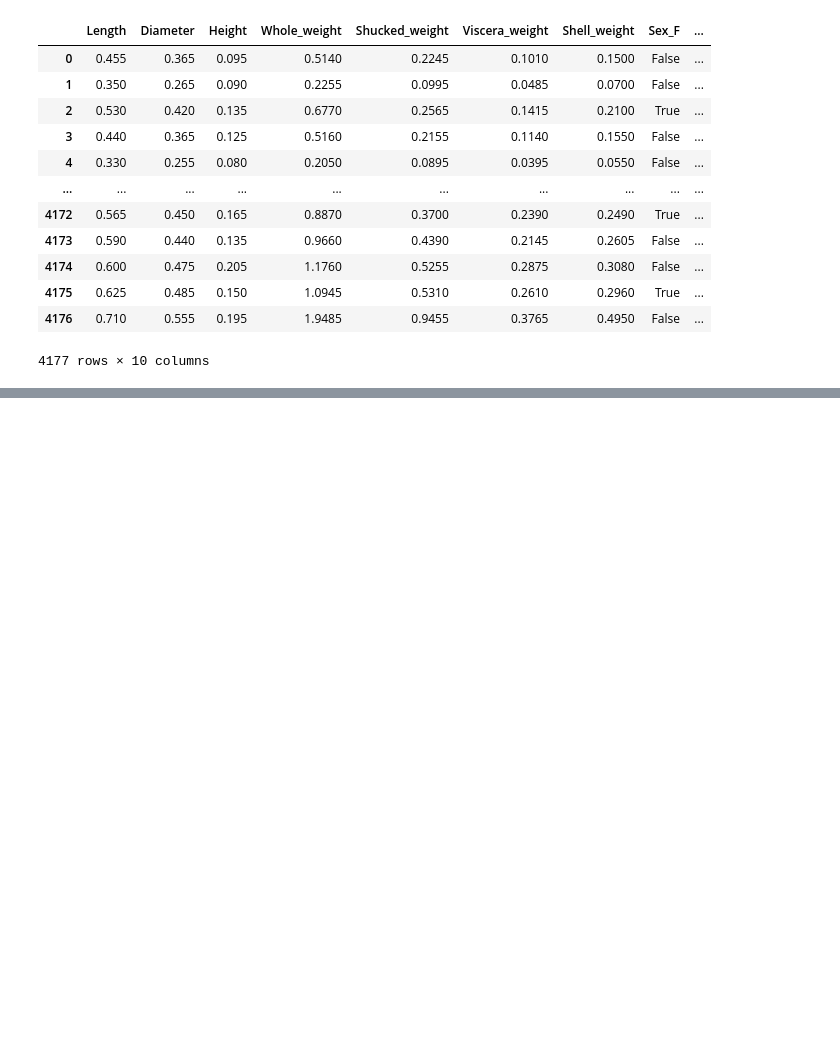
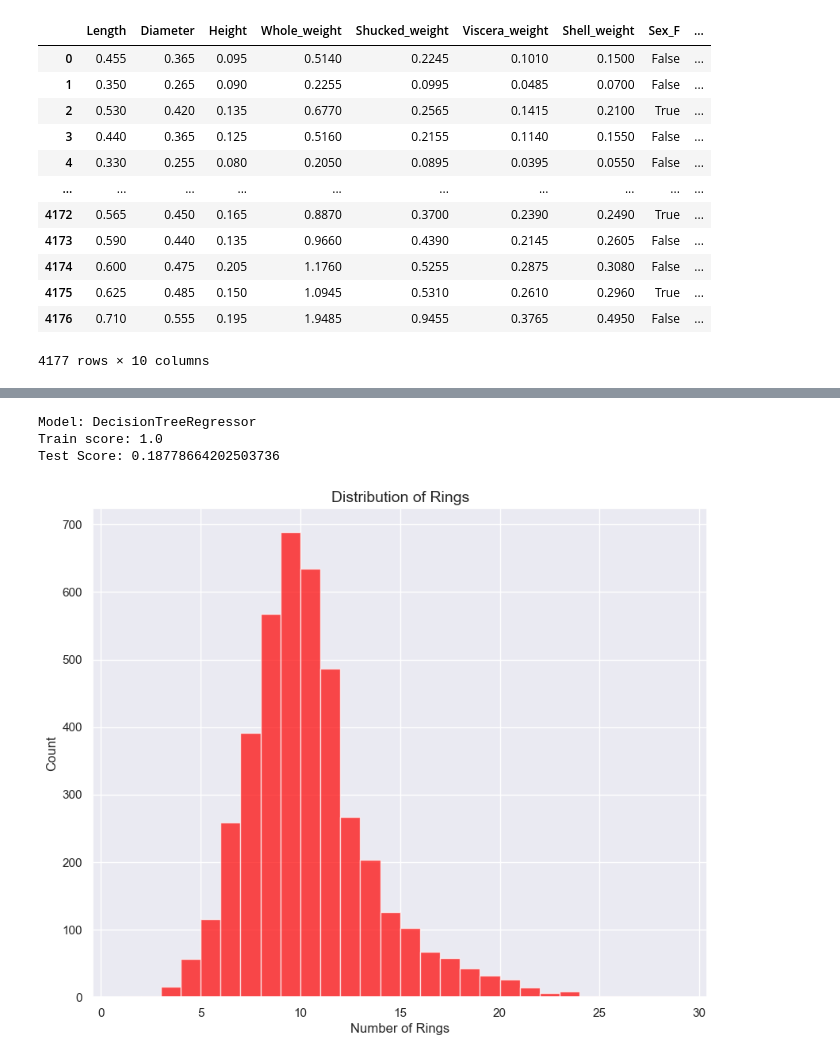
Before and after one commit to Ahshaam/Project2, a Jupyter notebook: Untitled.ipynb, the cells around one changed output, grey strips where cells are left out. Cells and saved outputs as stored; diff of their text form; code cells hidden in the pictures; blank space fills up the shorter version.

```diff
--- a/Untitled.ipynb
+++ b/Untitled.ipynb
@@ -150,3 +158,33 @@ Test Score: 0.2299393524102874
 Model: SVR
 Train score: 0.5487801572094896
 Test Score: 0.5227473003225253
+# %%
+from sklearn.tree import DecisionTreeRegressor
+from sklearn.metrics import mean_squared_error
+test_model(DecisionTreeRegressor(), data)
+# %% [output]
+Model: DecisionTreeRegressor
+Train score: 1.0
+Test Score: 0.18778664202503736
+# %%
+import matplotlib.pyplot as plt
+
+# Add background
+import seaborn as sns
+sns.set()
+
+#change size
+plt.figure(figsize=(10, 8))
+
+# show histogram of column
+plt.hist(y, color='red', alpha=.7, bins = 28)
+
+plt.ylabel('Count')
+plt.xlabel('Number of Rings')
+
+plt.title('Distribution of Rings', size=14)
+plt.savefig('Distribution of Rings',dpi=200)
+
+plt.show()
+# %% [output]
+[figure, added]
```
Also changed, not shown: parts of 4 cells of this notebook, 2 other files.
